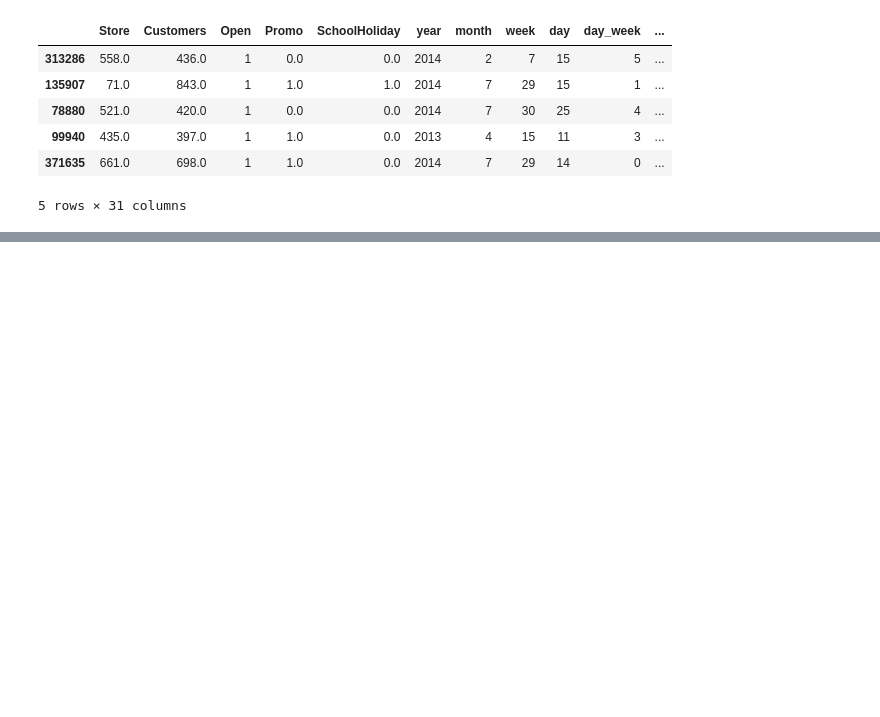
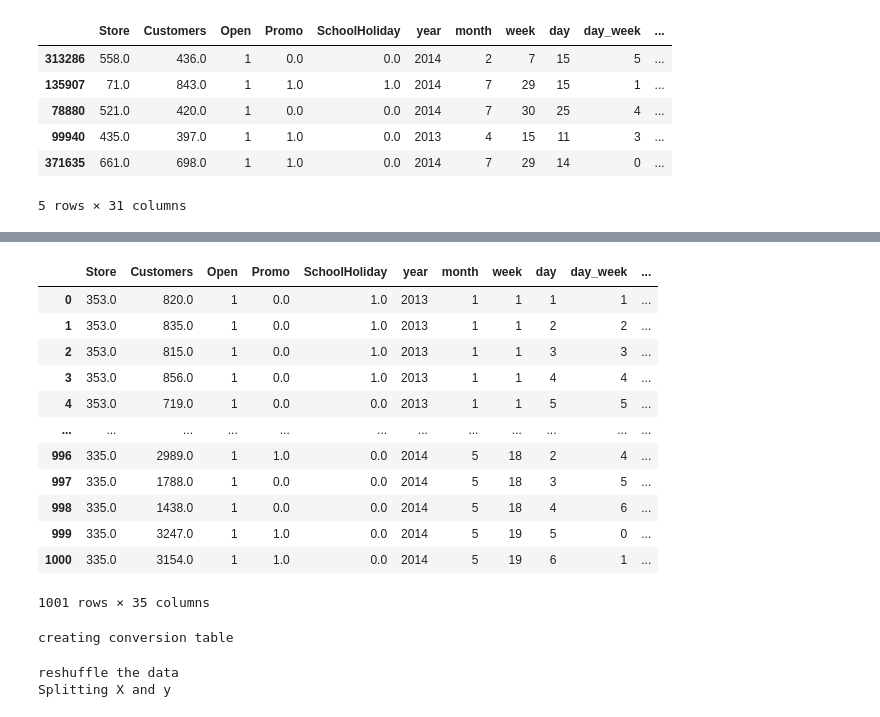
Before and after one commit to elenche95/stores, a Jupyter notebook: Untitled.ipynb, the cells around one changed output, grey strips where cells are left out. Drawn from its saved outputs; the diff is of its cells as text; code cells hidden in the pictures; blank space fills up the shorter version.

Commit message:
editing feature engineering for train

```diff
--- a/Untitled.ipynb
+++ b/Untitled.ipynb
@@ -312,0 +379,3 @@ X.head()
+# %%
+df_new = df.loc[:1000, df.columns!='Sales']
+df_new.head()
@@ -312,0 +390,22 @@ X.head()
+# %%
+one_hot_test(df_new)
+# %% [output]
+|  | Store | Customers | Open | Promo | SchoolHoliday | year | month | week | day | day_week | ... |
+| 0 | 353.0 | 820.0 | 1 | 0.0 | 1.0 | 2013 | 1 | 1 | 1 | 1 | ... |
+| 1 | 353.0 | 835.0 | 1 | 0.0 | 1.0 | 2013 | 1 | 1 | 2 | 2 | ... |
+| 2 | 353.0 | 815.0 | 1 | 0.0 | 1.0 | 2013 | 1 | 1 | 3 | 3 | ... |
+| 3 | 353.0 | 856.0 | 1 | 0.0 | 1.0 | 2013 | 1 | 1 | 4 | 4 | ... |
+| 4 | 353.0 | 719.0 | 1 | 0.0 | 0.0 | 2013 | 1 | 1 | 5 | 5 | ... |
+| ... | ... | ... | ... | ... | ... | ... | ... | ... | ... | ... | ... |
+| 996 | 335.0 | 2989.0 | 1 | 1.0 | 0.0 | 2014 | 5 | 18 | 2 | 4 | ... |
+| 997 | 335.0 | 1788.0 | 1 | 0.0 | 0.0 | 2014 | 5 | 18 | 3 | 5 | ... |
+| 998 | 335.0 | 1438.0 | 1 | 0.0 | 0.0 | 2014 | 5 | 18 | 4 | 6 | ... |
+| 999 | 335.0 | 3247.0 | 1 | 1.0 | 0.0 | 2014 | 5 | 19 | 5 | 0 | ... |
+| 1000 | 335.0 | 3154.0 | 1 | 1.0 | 0.0 | 2014 | 5 | 19 | 6 | 1 | ... |
+1001 rows × 35 columns
+# %%
+df_2 = feature_engineering(df)
+# %% [output]
+creating conversion table
+reshuffle the data
+Splitting X and y
```
Also changed, not shown: parts of 15 cells of this notebook, 5 other files.
